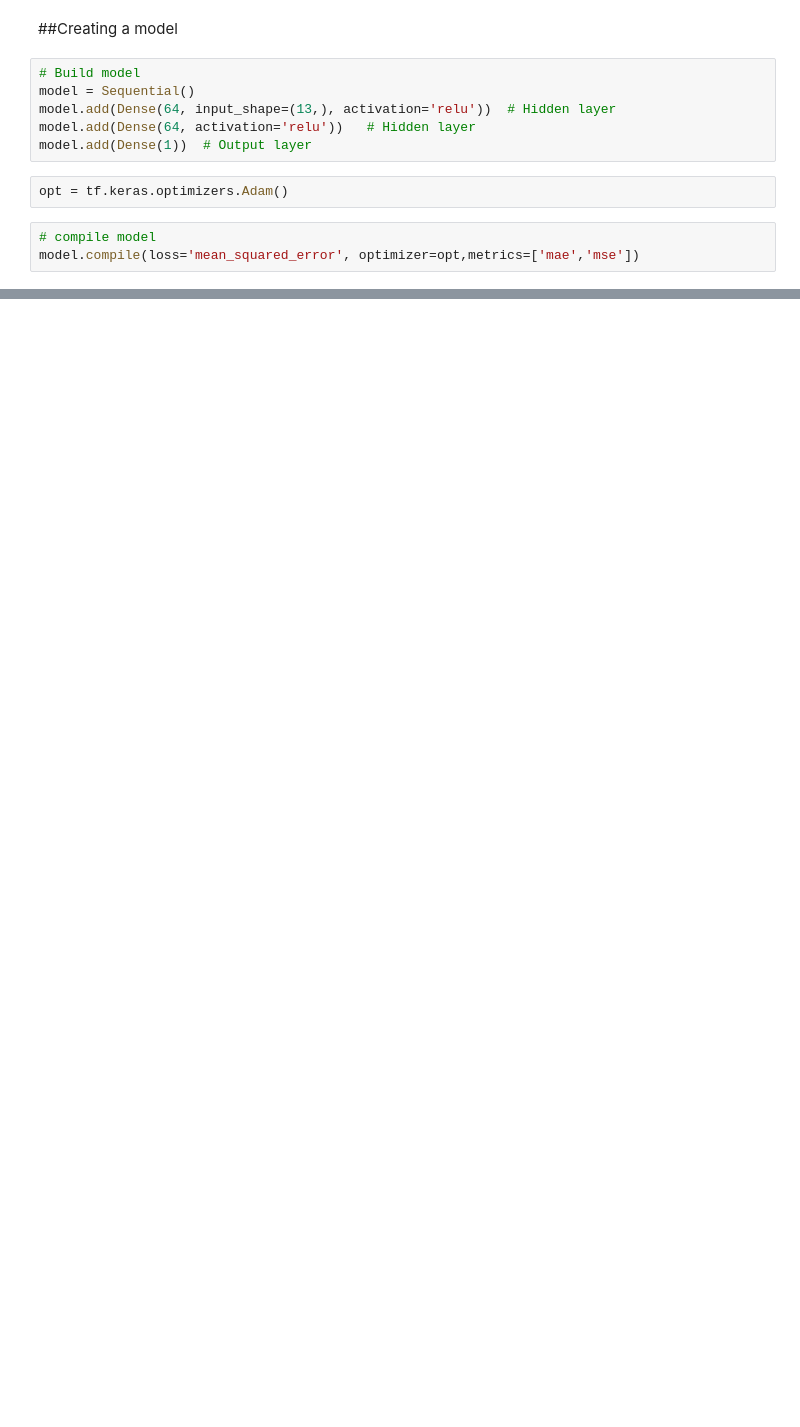
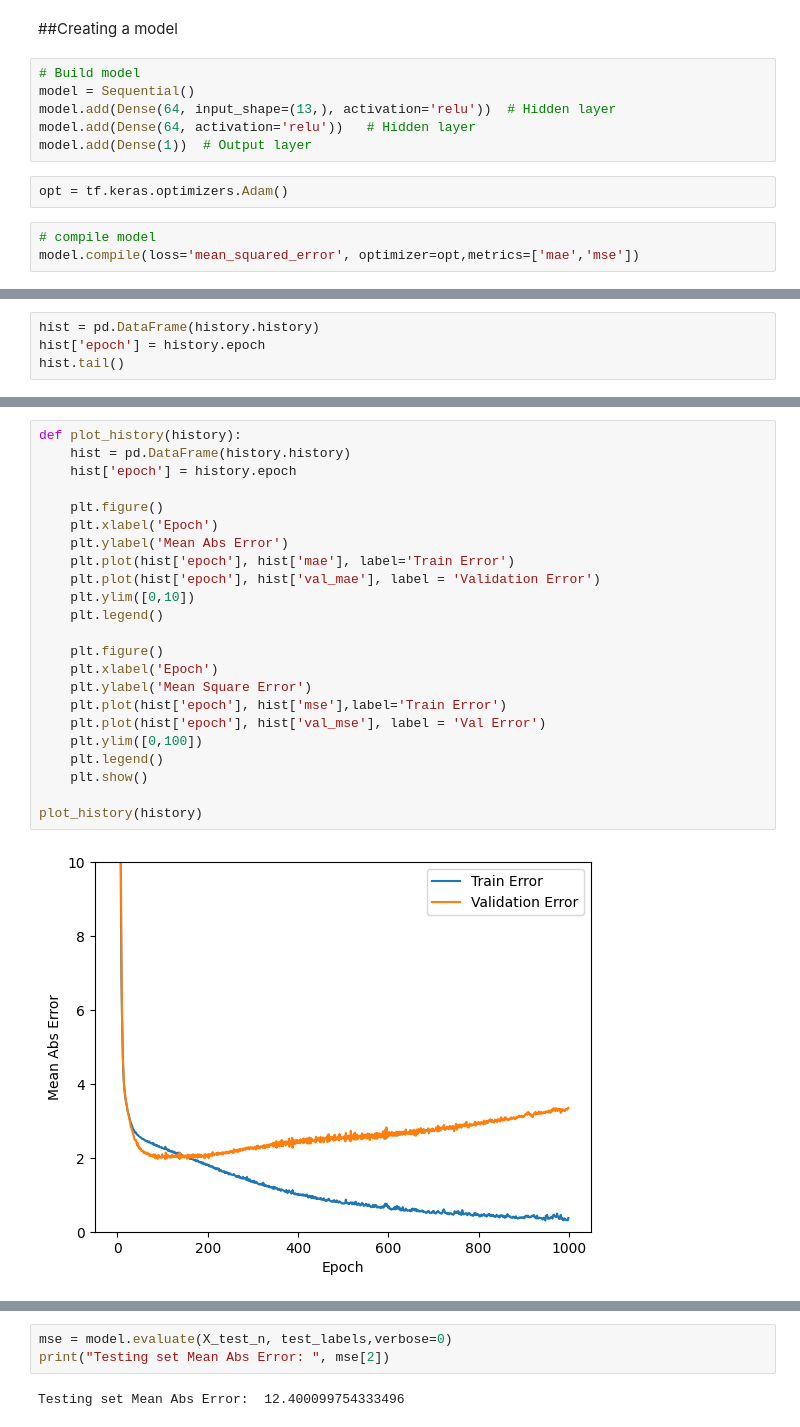
Before and after one commit to sarathi-vs13/Deep-Learning, a Jupyter notebook: Keras_Housing_price_prediction_case_study.ipynb, the cells around one changed output, grey strips where cells are left out. Cells and saved outputs as stored; diff of their text form; blank space fills up the shorter version.

```diff
--- a/Keras_Housing_price_prediction_case_study.ipynb
+++ b/Keras_Housing_price_prediction_case_study.ipynb
@@ -150,0 +159,4 @@ Epoch 1000/1000
+# %%
+hist = pd.DataFrame(history.history)
+hist['epoch'] = history.epoch
+hist.tail()
@@ -150,0 +170,25 @@ Epoch 1000/1000
+# %%
+def plot_history(history):
+    hist = pd.DataFrame(history.history)
+    hist['epoch'] = history.epoch
+
+    plt.figure()
+    plt.xlabel('Epoch')
+    plt.ylabel('Mean Abs Error')
+    plt.plot(hist['epoch'], hist['mae'], label='Train Error')
+    plt.plot(hist['epoch'], hist['val_mae'], label = 'Validation Error')
+    plt.ylim([0,10])
+    plt.legend()
+
+    plt.figure()
+    plt.xlabel('Epoch')
+    plt.ylabel('Mean Square Error')
+    plt.plot(hist['epoch'], hist['mse'],label='Train Error')
+    plt.plot(hist['epoch'], hist['val_mse'], label = 'Val Error')
+    plt.ylim([0,100])
+    plt.legend()
+    plt.show()
+
+plot_history(history)
+# %% [output]
+[figure, added]
@@ -150,0 +196,5 @@ Epoch 1000/1000
+# %%
+mse = model.evaluate(X_test_n, test_labels,verbose=0)
+print("Testing set Mean Abs Error: ", mse[2])
+# %% [output]
+Testing set Mean Abs Error:  12.400099754333496
```
Also changed, not shown: parts of 19 cells of this notebook.
